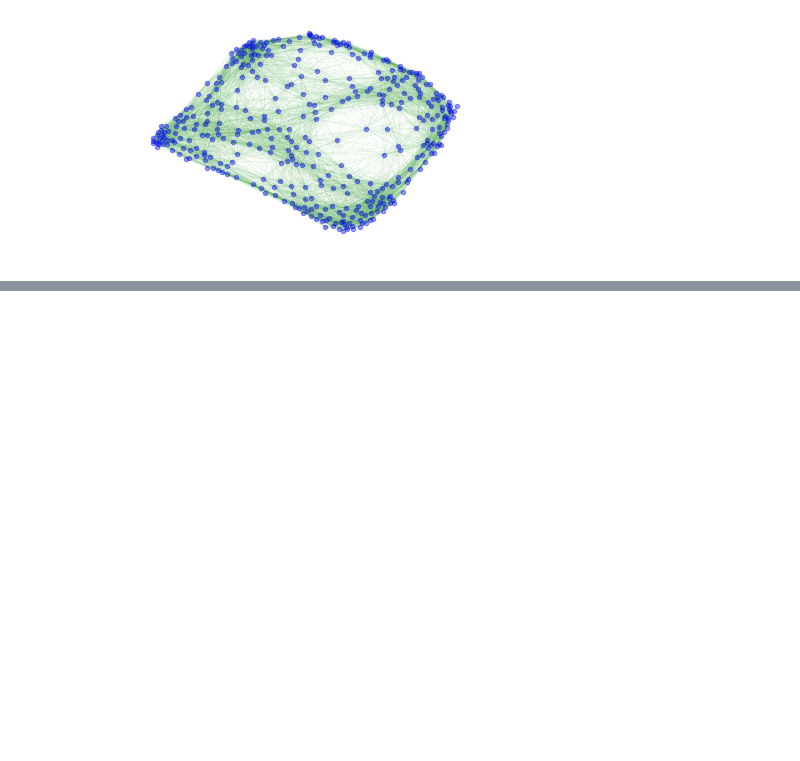
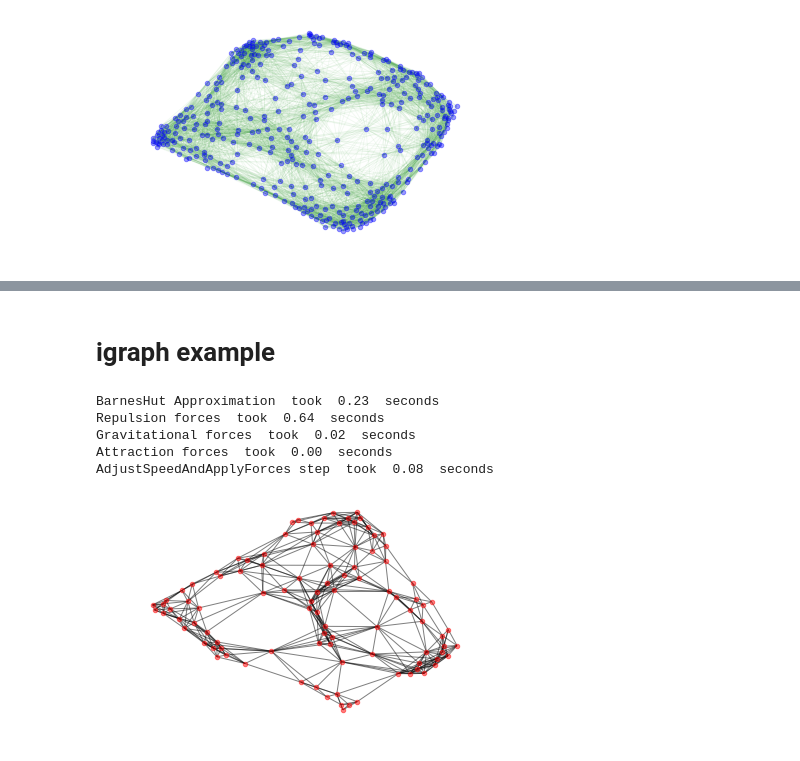
Before and after one commit to bhargavchippada/forceatlas2, a Jupyter notebook: examples/forceatlas2-layout.ipynb, the cells around one changed output, grey strips where cells are left out. Drawn from its saved outputs; the diff is of its cells as text; code cells hidden in the pictures; blank space fills up the shorter version.

Commit message:
igraph example added, update README and setup

```diff
--- a/examples/forceatlas2-layout.ipynb
+++ b/examples/forceatlas2-layout.ipynb
@@ -68,0 +90,26 @@ AdjustSpeedAndApplyForces step  took  0.23  seconds
+# %% [markdown]
+# igraph example
+# %%
+import igraph
+
+# Construct an iGraph
+G = nx.random_geometric_graph(100, 0.2)
+iG = igraph.Graph.TupleList(G.edges(), directed=False) # converting to iGraph
+iG.es['weight'] = np.random.randint(low=1, high=10, size=len(G.edges())) # set random edge weights
+
+# run forceatlas2 on iGraph
+layout = forceatlas2.forceatlas2_igraph_layout(iG, pos=None, iterations=2000, weight_attr='weight')
+
+# plot iGraph (using Networkx or you can use iGraph plot func too)
+nxG = nx.Graph(iG.get_edgelist())
+positions = layout.coords
+nx.draw_networkx(nxG, positions, node_size=20, with_labels=False, alpha=0.5)
+plt.axis('off')
+plt.show()
+# %% [output]
+BarnesHut Approximation  took  0.23  seconds
+Repulsion forces  took  0.64  seconds
+Gravitational forces  took  0.02  seconds
+Attraction forces  took  0.00  seconds
+AdjustSpeedAndApplyForces step  took  0.08  seconds
+[figure, added]
```
Also changed, not shown: parts of 4 cells of this notebook, 3 other files.
